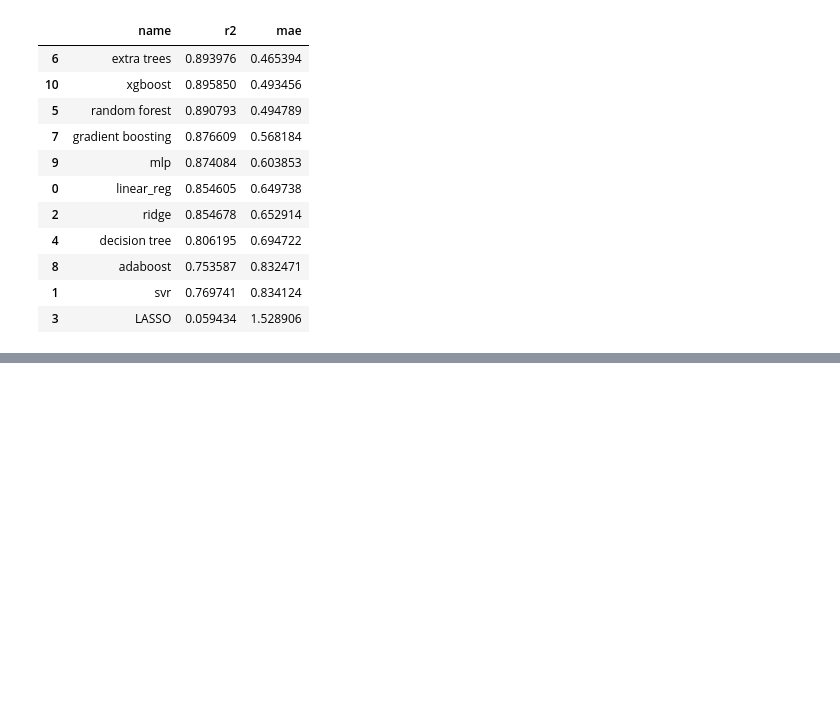
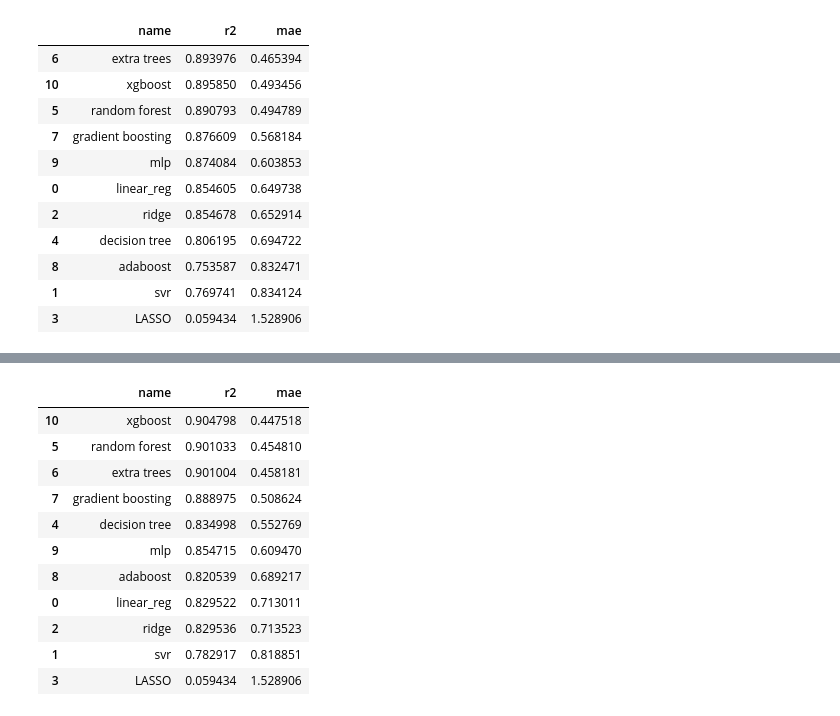
Before and after one commit to merahul22/realestate-insight-engine, a Jupyter notebook: model-selection.ipynb, the cells around one changed output, grey strips where cells are left out. Cells and saved outputs as stored; diff of their text form; code cells hidden in the pictures; blank space fills up the shorter version.

```diff
--- a/model-selection.ipynb
+++ b/model-selection.ipynb
@@ -345,0 +463,4 @@ model_df.sort_values(['mae'])
+# %%
+# K-fold cross-validation
+kfold = KFold(n_splits=10, shuffle=True, random_state=42)
+scores = cross_val_score(pipeline, X, y_transformed, cv=kfold, scoring='r2')
@@ -345,0 +500,35 @@ model_df.sort_values(['mae'])
+# %%
+model_dict = {
+    'linear_reg':LinearRegression(),
+    'svr':SVR(),
+    'ridge':Ridge(),
+    'LASSO':Lasso(),
+    'decision tree': DecisionTreeRegressor(),
+    'random forest':RandomForestRegressor(),
+    'extra trees': ExtraTreesRegressor(),
+    'gradient boosting': GradientBoostingRegressor(),
+    'adaboost': AdaBoostRegressor(),
+    'mlp': MLPRegressor(),
+    'xgboost':XGBRegressor()
+}
+# %%
+model_output = []
+for model_name,model in model_dict.items():
+    model_output.append(scorer(model_name, model))
+# %%
+model_df = pd.DataFrame(model_output, columns=['name','r2','mae'])
+# %%
+model_df.sort_values(['mae'])
+# %% [output]
+|  | name | r2 | mae |
+| 10 | xgboost | 0.904798 | 0.447518 |
+| 5 | random forest | 0.901033 | 0.454810 |
+| 6 | extra trees | 0.901004 | 0.458181 |
+| 7 | gradient boosting | 0.888975 | 0.508624 |
+| 4 | decision tree | 0.834998 | 0.552769 |
+| 9 | mlp | 0.854715 | 0.609470 |
+| 8 | adaboost | 0.820539 | 0.689217 |
+| 0 | linear_reg | 0.829522 | 0.713011 |
+| 2 | ridge | 0.829536 | 0.713523 |
+| 1 | svr | 0.782917 | 0.818851 |
+| 3 | LASSO | 0.059434 | 1.528906 |
```
Also changed, not shown: parts of 14 cells of this notebook.
